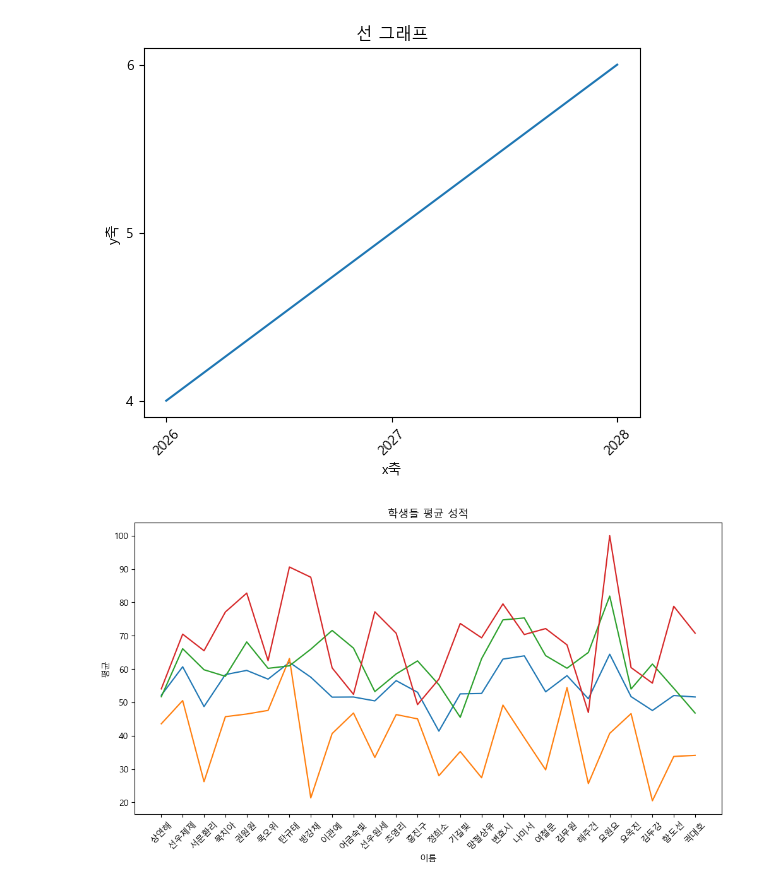
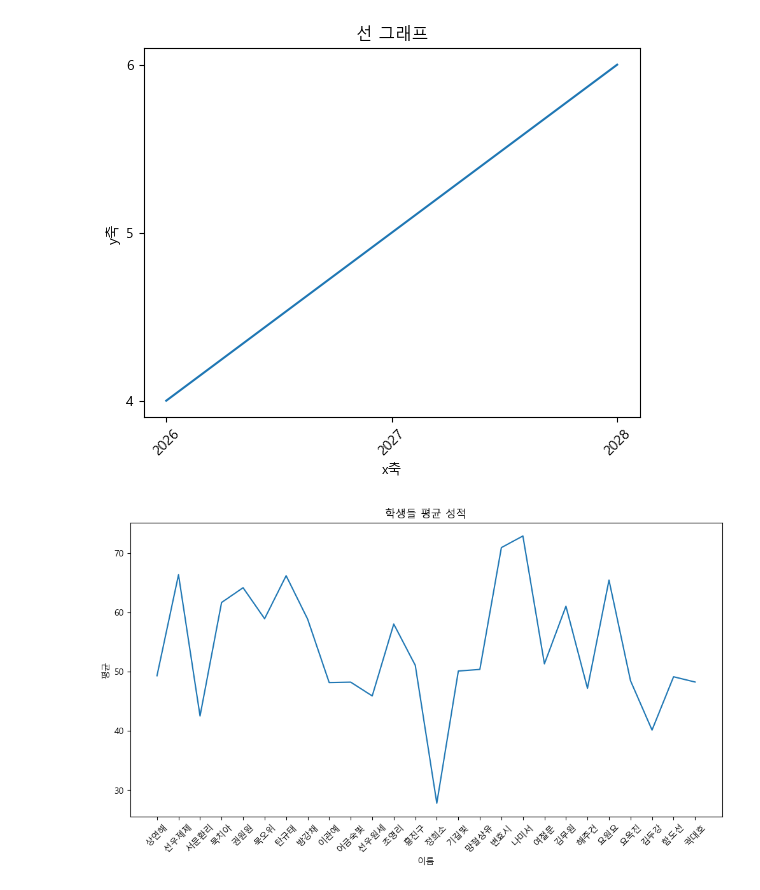
Before and after one commit to jayfromkorea/AICE, a Jupyter notebook: AICE/score_test.ipynb, the cells around one changed output. Cells and saved outputs as stored; diff of their text form; code cells hidden in the pictures.

Commit message:
graphs

```diff
--- a/AICE/score_test.ipynb
+++ b/AICE/score_test.ipynb
@@ -50,10 +50,10 @@ di = {
     '이름' : names,
     '학년' : 3,
     '반' : np.random.randint(1, 6, size=100),   # 1 - 5까지 100개의 데이터 생성
-    '국어' : np.clip(np.round(np.random.normal(40, 10, size=100), 2), 0, 100),    # 정규분포임
-    '수학' : np.clip(np.round(np.random.normal(60, 10, size=100), 2), 0, 100),    # np.clip은 범위 밖으로 나가는 데이터를 잘라줌
-    '영어' : np.clip(np.round(np.random.normal(70, 10, size=100), 2), 0, 100),
-    '역사' : np.clip(np.round(np.random.normal(50, 10, size=100), 2), 0, 100),
+    '국어' : np.clip(np.round(np.random.normal(40, 20, size=100), 2), 0, 100),    # 정규분포임
+    '수학' : np.clip(np.round(np.random.normal(60, 20, size=100), 2), 0, 100),    # np.clip은 범위 밖으로 나가는 데이터를 잘라줌
+    '영어' : np.clip(np.round(np.random.normal(70, 20, size=100), 2), 0, 100),
+    '역사' : np.clip(np.round(np.random.normal(50, 20, size=100), 2), 0, 100),
 }
 
 df = pd.DataFrame(di)
@@ -262,7 +266,7 @@ df[cols].describe().round(2)
 
 # 등급 부여하기(절대 평가)
 df['절대등급'] = pd.cut(df['평균'],  # 구간화할 데이터 설정
-       bins=[0, 60, 70, 80, 90, 100],   # 구간 설정
+       bins=[0, 40, 50, 60, 70, 80],   # 구간 설정
        labels=['F', 'D', 'C', 'B', 'A'],
        right=True
        )
@@ -400,28 +407,28 @@ plt.show()
 # %%
 # 1반의 평균 점수 가져오기
 df_class1_avg = df[df['반'] == 1][['이름', '평균']]
 df_class1_avg
 
 x = df_class1_avg['이름']
 y1 = df_class1_avg['평균']
 y2 = top5_class_one['국어']
 y3 = top5_class_one['수학']
 y4 = top5_class_one['영어']
 
 plt.figure(figsize=(12, 6)) # 12:6 비율, (inch)
 plt.plot(x, y1)  # 선 그래프 그리기
-plt.plot(x, y2)
-plt.plot(x, y3)
-plt.plot(x, y4)
+# plt.plot(x, y2)
+# plt.plot(x, y3)
+# plt.plot(x, y4)
 plt.title('학생들 평균 성적')
 
 plt.xlabel('이름')
 plt.ylabel('평균')
 
 # 각 축의 눈금 값들 설정하기
 plt.xticks(x, rotation=45) # 글자들이 겹치는 것을 방지하기 위해 rotation을 줌
 #plt.legend()
 
 plt.show()
 # %% [output]
-[figure, old version]
+[figure, new version]
```
Also changed, not shown: parts of 36 cells of this notebook, 1 other file.
